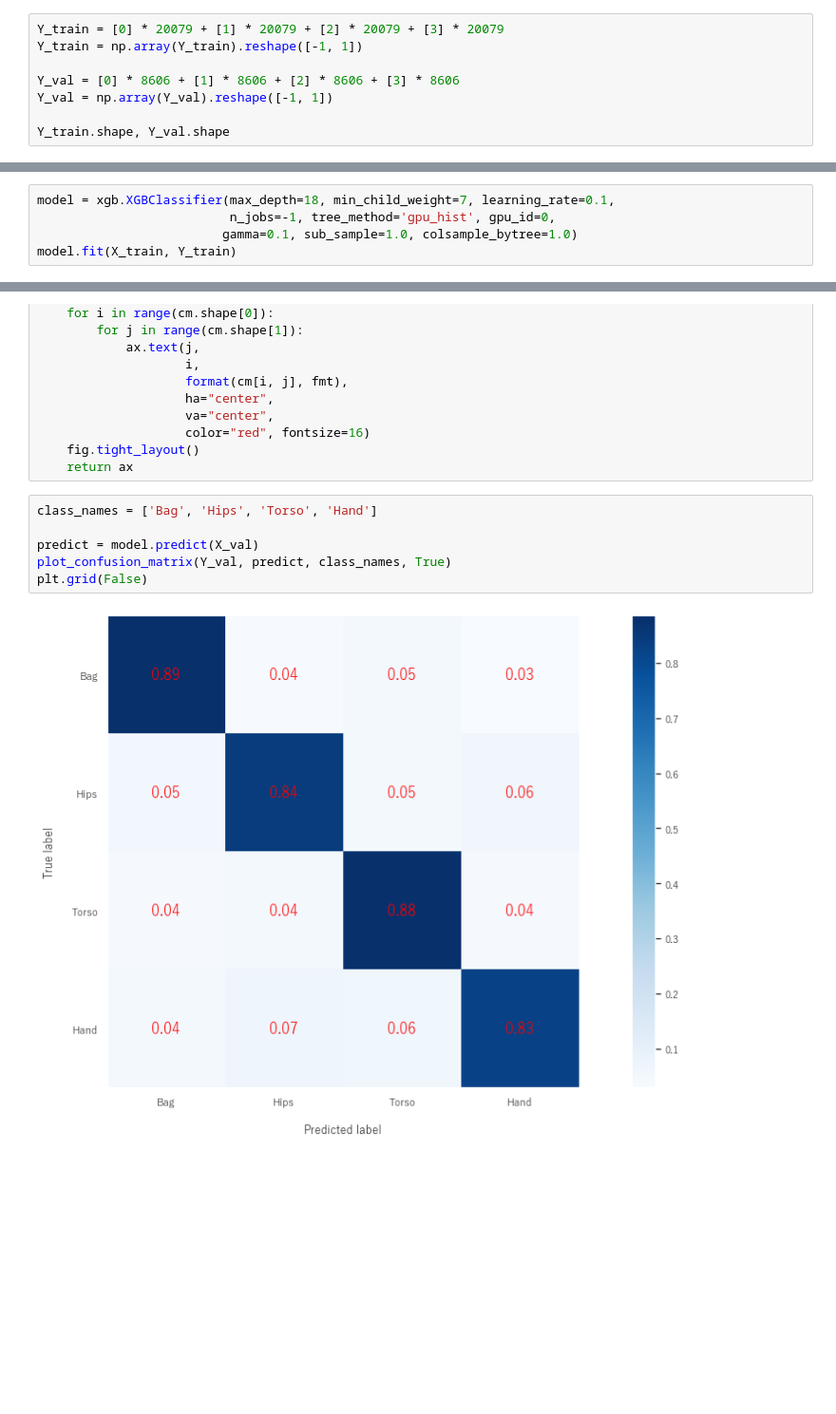
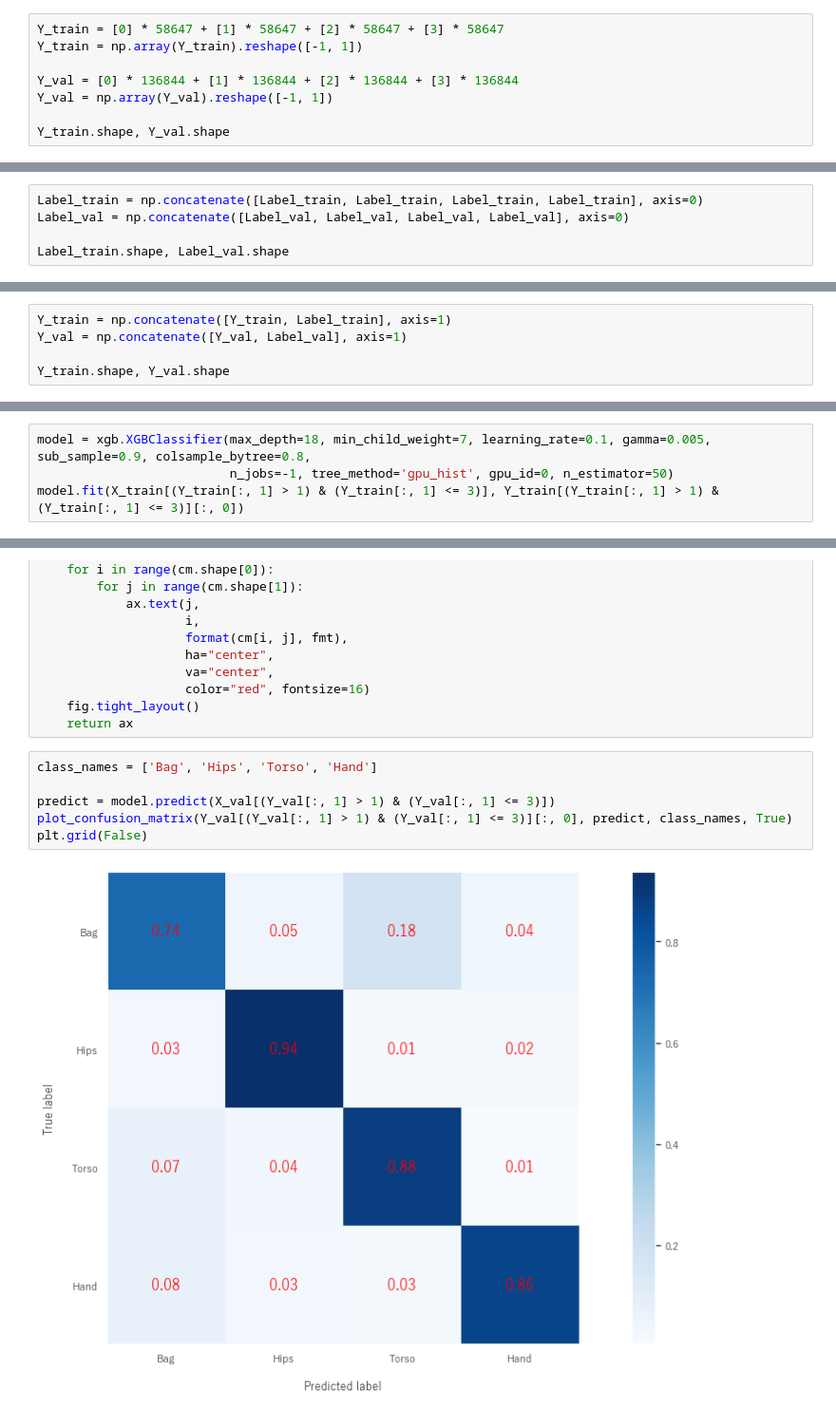
Before and after one commit to nekketsu2010/SHL2020, a Jupyter notebook: Notebook/testデータ保持位置特定.ipynb, the cells around one changed output, grey strips where cells are left out. Shown at 95% size. Drawn from its saved outputs; the diff is of its cells as text; blank space fills up the shorter version.

```diff
--- a/Notebook/testデータ保持位置特定.ipynb
+++ b/Notebook/testデータ保持位置特定.ipynb
@@ -67,8 +350,8 @@ test.shape
 # %%
-Y_train = [0] * 20079 + [1] * 20079 + [2] * 20079 + [3] * 20079
+Y_train = [0] * 58647 + [1] * 58647 + [2] * 58647 + [3] * 58647
 Y_train = np.array(Y_train).reshape([-1, 1])
 
-Y_val = [0] * 8606 + [1] * 8606 + [2] * 8606 + [3] * 8606
+Y_val = [0] * 136844 + [1] * 136844 + [2] * 136844 + [3] * 136844
 Y_val = np.array(Y_val).reshape([-1, 1])
 
 Y_train.shape, Y_val.shape
@@ -83,0 +367,5 @@ X_train.shape, X_val.shape
+# %%
+Label_train = np.concatenate([Label_train, Label_train, Label_train, Label_train], axis=0)
+Label_val = np.concatenate([Label_val, Label_val, Label_val, Label_val], axis=0)
+
+Label_train.shape, Label_val.shape
@@ -83,0 +374,5 @@ X_train.shape, X_val.shape
+# %%
+Y_train = np.concatenate([Y_train, Label_train], axis=1)
+Y_val = np.concatenate([Y_val, Label_val], axis=1)
+
+Y_train.shape, Y_val.shape
@@ -84,7 +381,6 @@ X_train.shape, X_val.shape
 # %%
-model = xgb.XGBClassifier(max_depth=18, min_child_weight=7, learning_rate=0.1,
-                          n_jobs=-1, tree_method='gpu_hist', gpu_id=0,
-                         gamma=0.1, sub_sample=1.0, colsample_bytree=1.0)
-model.fit(X_train, Y_train)
+model = xgb.XGBClassifier(max_depth=18, min_child_weight=7, learning_rate=0.1, gamma=0.005, sub_sample=0.9, colsample_bytree=0.8,
+                          n_jobs=-1, tree_method='gpu_hist', gpu_id=0, n_estimator=50)
+model.fit(X_train[(Y_train[:, 1] > 1) & (Y_train[:, 1] <= 3)], Y_train[(Y_train[:, 1] > 1) & (Y_train[:, 1] <= 3)][:, 0])
 # %% [output]
 XGBClassifier(base_score=0.5, booster=None, colsample_bylevel=1,
@@ -126,8 +422,8 @@ def plot_confusion_matrix(test_y,pred_y,class_names,normalize=False):
 # %%
 class_names = ['Bag', 'Hips', 'Torso', 'Hand']
 
-predict = model.predict(X_val)
-plot_confusion_matrix(Y_val, predict, class_names, True)
+predict = model.predict(X_val[(Y_val[:, 1] > 1) & (Y_val[:, 1] <= 3)])
+plot_confusion_matrix(Y_val[(Y_val[:, 1] > 1) & (Y_val[:, 1] <= 3)][:, 0], predict, class_names, True)
 plt.grid(False)
 # %% [output]
-[figure, old version]
+[figure, new version]
```
Also changed, not shown: parts of 69 cells of this notebook, 6 other files.
